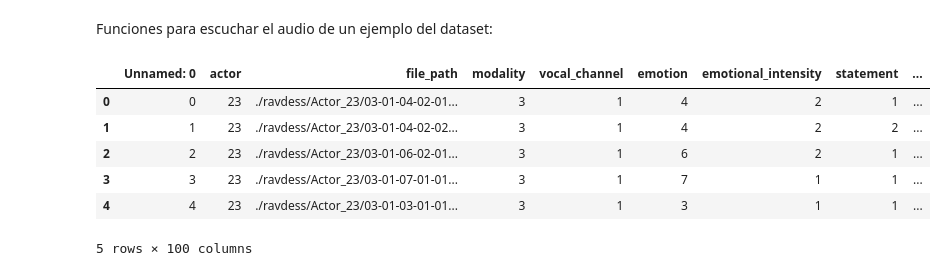
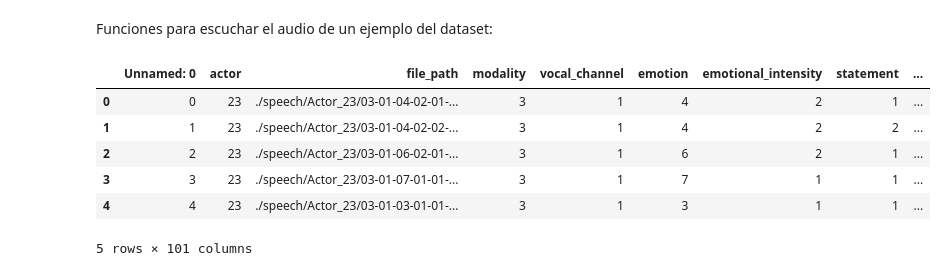
Before and after one commit to magistery-tps/aa-tp2, a Jupyter notebook: notebooks/tp2.ipynb, the cells around one changed output. Drawn from its saved outputs; the diff is of its cells as text; code cells hidden in the pictures.

```diff
--- a/notebooks/tp2.ipynb
+++ b/notebooks/tp2.ipynb
@@ -31,15 +31,15 @@ def play_audio(path, rate=None):
 def play(example):
     play_audio(example.file_path)
 # %%
-examples = pd.read_csv('examples.csv')
+dataset = pd.read_csv('dataset.csv')
 # %%
-examples.head()
+dataset.head()
 # %% [output]
 |  | Unnamed: 0 | actor | file_path | modality | vocal_channel | emotion | emotional_intensity | statement | ... |
-| 0 | 0 | 23 | ./ravdess/Actor_23/03-01-04-02-01... | 3 | 1 | 4 | 2 | 1 | ... |
-| 1 | 1 | 23 | ./ravdess/Actor_23/03-01-04-02-02... | 3 | 1 | 4 | 2 | 2 | ... |
-| 2 | 2 | 23 | ./ravdess/Actor_23/03-01-06-02-01... | 3 | 1 | 6 | 2 | 1 | ... |
-| 3 | 3 | 23 | ./ravdess/Actor_23/03-01-07-01-01... | 3 | 1 | 7 | 1 | 1 | ... |
-| 4 | 4 | 23 | ./ravdess/Actor_23/03-01-03-01-01... | 3 | 1 | 3 | 1 | 1 | ... |
+| 0 | 0 | 23 | ./speech/Actor_23/03-01-04-02-01-... | 3 | 1 | 4 | 2 | 1 | ... |
+| 1 | 1 | 23 | ./speech/Actor_23/03-01-04-02-02-... | 3 | 1 | 4 | 2 | 2 | ... |
+| 2 | 2 | 23 | ./speech/Actor_23/03-01-06-02-01-... | 3 | 1 | 6 | 2 | 1 | ... |
+| 3 | 3 | 23 | ./speech/Actor_23/03-01-07-01-01-... | 3 | 1 | 7 | 1 | 1 | ... |
+| 4 | 4 | 23 | ./speech/Actor_23/03-01-03-01-01-... | 3 | 1 | 3 | 1 | 1 | ... |
-5 rows × 100 columns
+5 rows × 101 columns
 # %%
```
Also changed, not shown: parts of 2 cells of this notebook, 3 other files.
